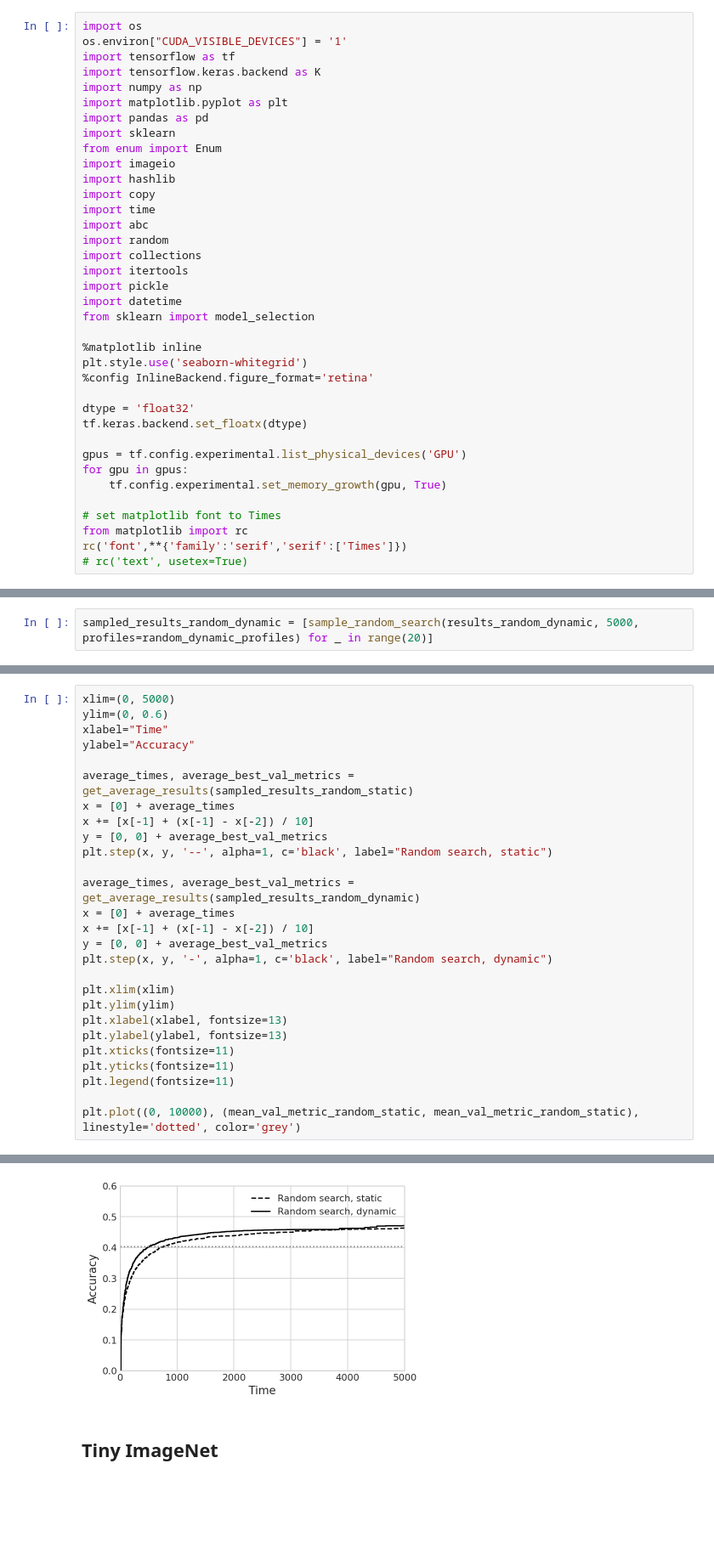
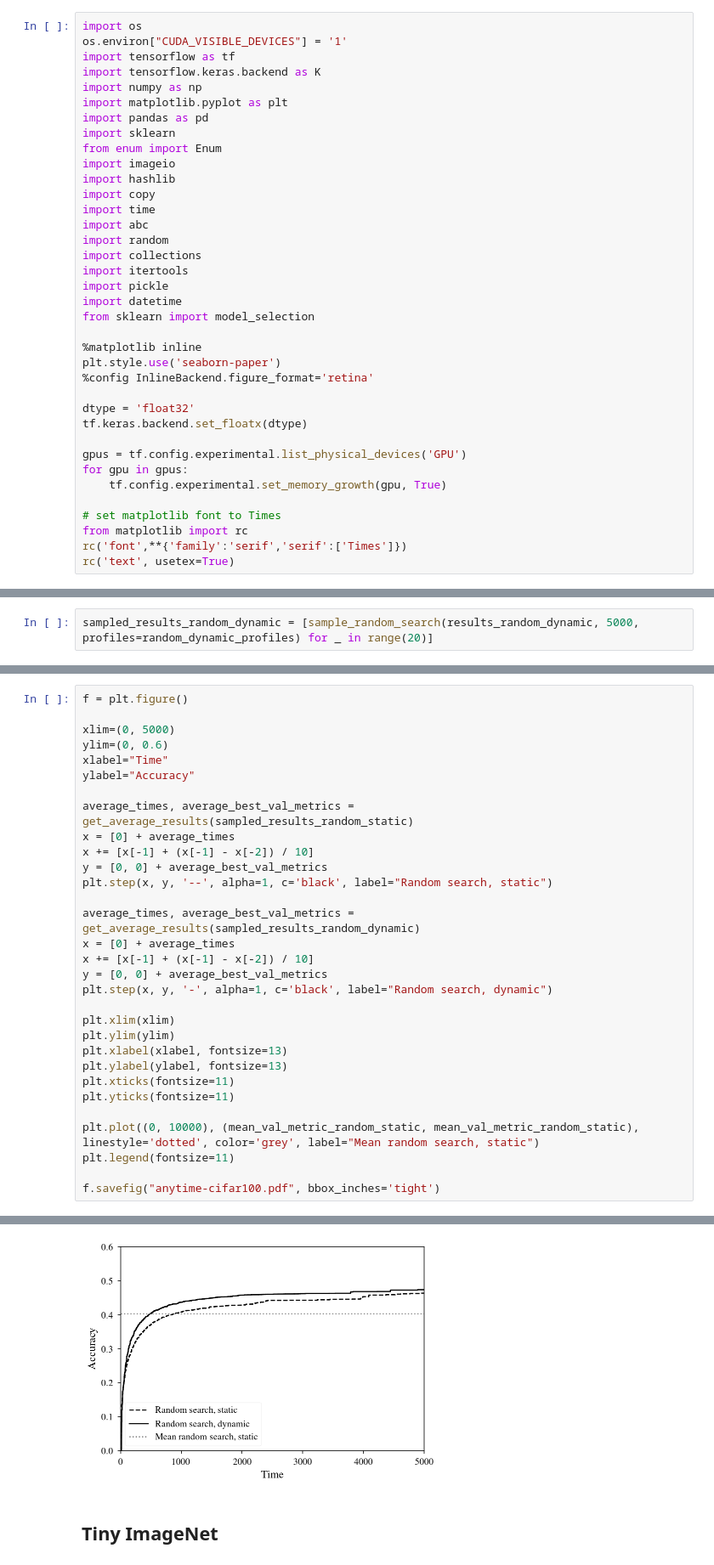
Before and after one commit to vcahlik/dynamic-auto-sizing, a Jupyter notebook: notebooks/anytime/performance_analysis_large_datasets.ipynb, the cells around one changed output, grey strips where cells are left out. Shown at 85% size. Drawn from its saved outputs; the diff is of its cells as text; blank space fills up the shorter version.

Commit message:
Plot figures

```diff
--- a/notebooks/anytime/performance_analysis_large_datasets.ipynb
+++ b/notebooks/anytime/performance_analysis_large_datasets.ipynb
@@ -47,7 +31,7 @@ import datetime
 from sklearn import model_selection
 
 %matplotlib inline
-plt.style.use('seaborn-whitegrid')
+plt.style.use('seaborn-paper')
 %config InlineBackend.figure_format='retina'
 
 dtype = 'float32'
@@ -60,4 +44,4 @@ for gpu in gpus:
 # set matplotlib font to Times
 from matplotlib import rc
 rc('font',**{'family':'serif','serif':['Times']})
-# rc('text', usetex=True)
+rc('text', usetex=True)
@@ -2625,4 +2601,6 @@ plt.plot((0, 10000), (mean_val_metric_random_dynamic, mean_val_metric_random_dyn
 # %%
+f = plt.figure()
+
 xlim=(0, 5000)
 ylim=(0, 0.6)
 xlabel="Time"
@@ -2646,7 +2624,9 @@ plt.xlabel(xlabel, fontsize=13)
 plt.ylabel(ylabel, fontsize=13)
 plt.xticks(fontsize=11)
 plt.yticks(fontsize=11)
+
+plt.plot((0, 10000), (mean_val_metric_random_static, mean_val_metric_random_static), linestyle='dotted', color='grey', label="Mean random search, static")
 plt.legend(fontsize=11)
 
-plt.plot((0, 10000), (mean_val_metric_random_static, mean_val_metric_random_static), linestyle='dotted', color='grey')
+f.savefig("anytime-cifar100.pdf", bbox_inches='tight')
 # %% [output]
@@ -2654,4 +2633,4 @@ plt.plot((0, 10000), (mean_val_metric_random_static, mean_val_metric_random_stat
-[figure, old version]
+[figure, new version]
 # %% [markdown]
 ## Tiny ImageNet
 # %%
```
Also changed, not shown: parts of 12 cells of this notebook.
